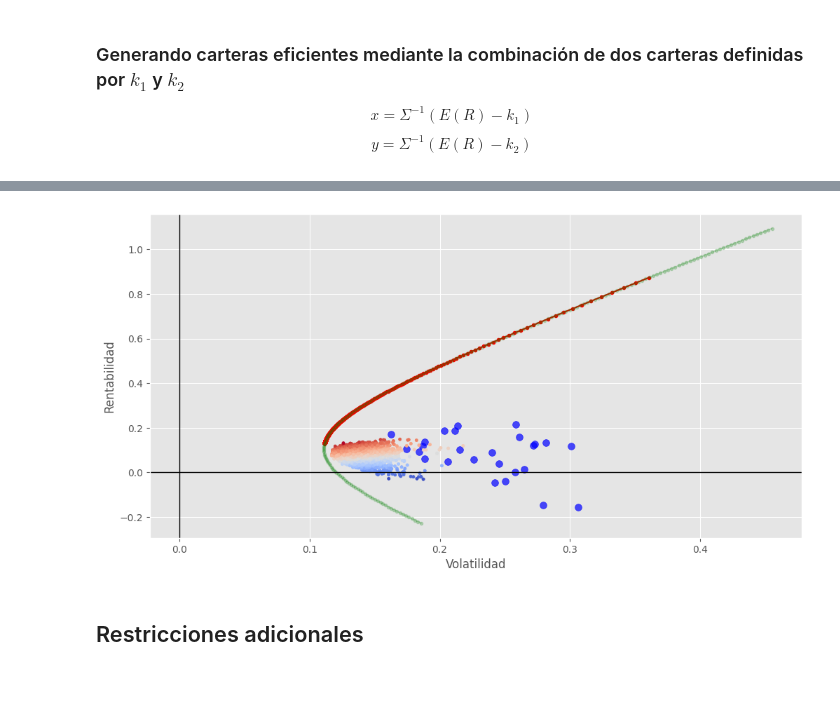
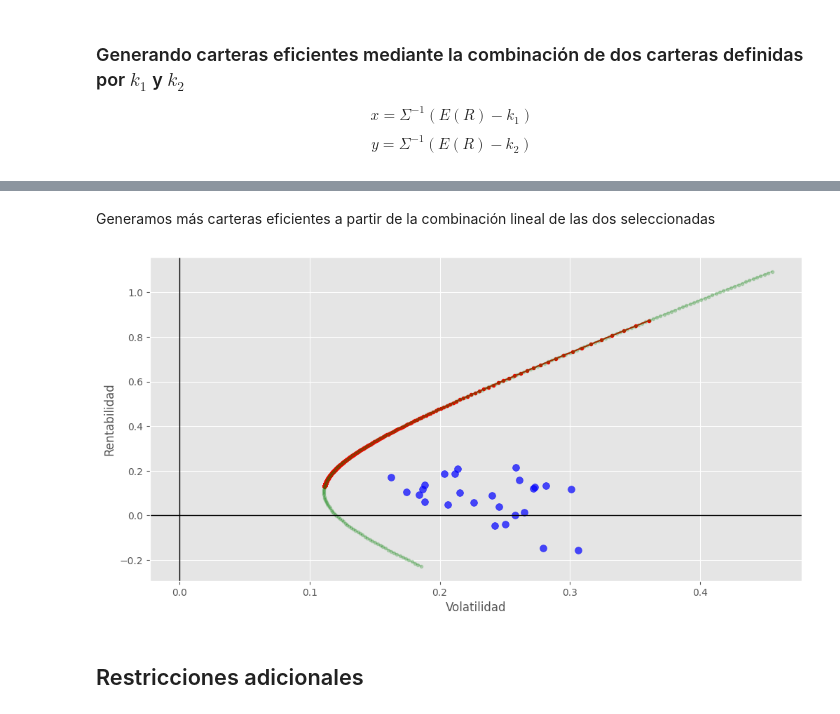
Before and after one commit to alfonso-santos/microcredencial-carteras-python, a Jupyter notebook: Tema_3_Markowitz/src/optimizacion-analitica - solucion.ipynb, the cells around one changed output, grey strips where cells are left out. Saved outputs shown, nothing was run; the diff lists cells and outputs as text; code cells hidden in the pictures; blank space fills up the shorter version.

Commit message:
Ejercicio inicial cartera eficiente combinación lineal

```diff
--- a/Tema_3_Markowitz/src/optimizacion-analitica - solucion.ipynb
+++ b/Tema_3_Markowitz/src/optimizacion-analitica - solucion.ipynb
@@ -432,0 +486,2 @@ $$y=\Sigma^{-1}(E(R)-k_2)$$
+# %%
+prices = prices.dropna(axis=0, how="any")
@@ -432,0 +490,3 @@ $$y=\Sigma^{-1}(E(R)-k_2)$$
+# %%
+rets = np.log(prices).diff().dropna()
+rets.shape
@@ -433 +506,30 @@ $$y=\Sigma^{-1}(E(R)-k_2)$$
+# %%
+matriz_cov = rets.cov().to_numpy()
+retornos_esperados = rets.mean().to_numpy()
+sigma_activos = rets.std().to_numpy()
+
+# Cartera eficiente 1.
+c1 = 0.0
+z1 = np.linalg.inv(matriz_cov) @ (
+    retornos_esperados - c1
+)  # Pesos que maximizan la pendiente dado c1.
+w1 = z1 / z1.sum()  # Pesos normalizados.
+
+cartera1_ret = rets @ w1  # Serie de rentabilidades diarias de la cartera 1.
+rent1 = cartera1_ret.mean()  # Rentabilidad media.
+risk1 = cartera1_ret.std()  # Volatilidad.
+
+
+# Cartera eficiente 2.
+c2 = 0.0001
+z2 = np.linalg.inv(matriz_cov) @ (
+    retornos_esperados - c2
+)  # Pesos que maximizan la pendiente dado c2.
+w2 = z2 / z2.sum()  # Pesos normalizados.
+
+cartera2_ret = rets @ w2  # Serie de rentabilidades diarias de la cartera 2.
+rent2 = cartera2_ret.mean()  # Rentabilidad media.
+risk2 = cartera2_ret.std()  # Volatilidad.
+# %% [markdown]
+Generamos más carteras eficientes a partir de la combinación lineal de las dos seleccionadas
 # %%
@@ -472,37 +551,28 @@ for w_1 in np.linspace(-1.2, 6.0, 200):
 # %%
 plt.figure(figsize=(12, 6))
 
 # Puntos de cada activo
-riesgos_activos = np.sqrt(np.diag(matriz_cov) * 252)
-rentabilidades_activos = retornos.mean() * 252
+riesgos_activos = sigma_activos * np.sqrt(252)
+rentabilidades_activos = retornos_esperados * 252
 plt.scatter(riesgos_activos, rentabilidades_activos, color="blue", s=50, alpha=0.7)
 
 # Puntos de cada cartera calculada con la proposición 1.
 riesgos_carteras = np.array(risks) * np.sqrt(252)
 rentabilidades_carteras = np.array(rents) * 252
 plt.plot(riesgos_carteras, rentabilidades_carteras, ".-", color="red")
 
 # Puntos de cada cartera calculada con la proposición 2.
 riesgos_carteras_2 = np.array(risks_2) * np.sqrt(252)
 rentabilidades_carteras_2 = np.array(rents_2) * 252
 plt.plot(riesgos_carteras_2, rentabilidades_carteras_2, ".-", color="green", alpha=0.2)
 
-# Simulación.
-plt.scatter(
-    x=std_carteras * np.sqrt(252),
-    y=retornos_mean_carteras * 252,
-    c=retornos_mean_carteras / std_carteras,
-    marker=".",
-    cmap="coolwarm",
-)
-
 plt.axhline(0, color="black", linewidth=1)
 plt.axvline(0, color="black", linewidth=1)
 plt.xlabel("Volatilidad")
 plt.ylabel("Rentabilidad")
 plt.show()
 # %% [output]
-[figure, old version]
+[figure, new version]
 # %% [markdown]
 ## Restricciones adicionales
 # %% [markdown]
```
Also changed, not shown: parts of 13 cells of this notebook, 1 other file.
